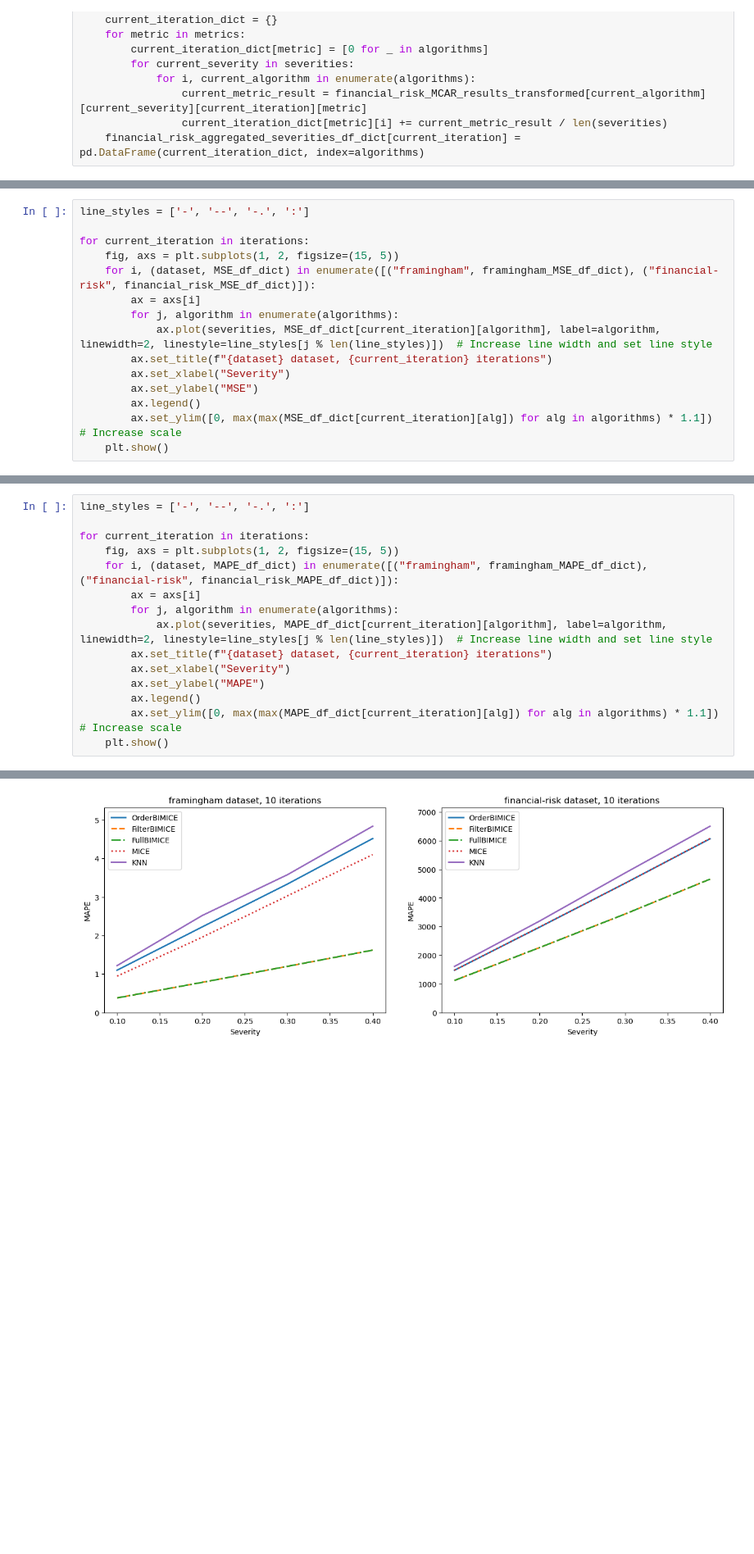
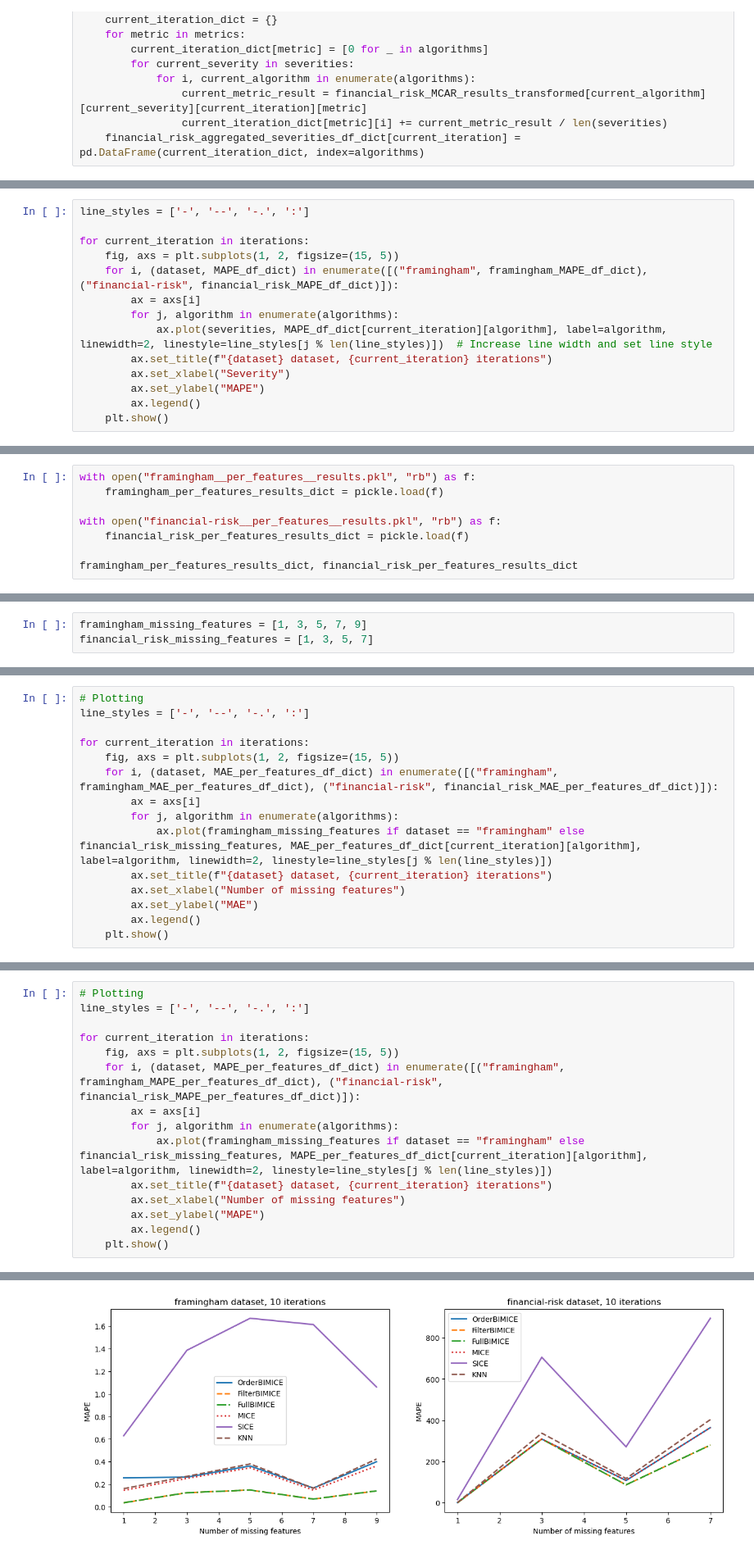
Before and after one commit to yoavzelinger/BIMICE, a Jupyter notebook: results_exploration.ipynb, the cells around one changed output, grey strips where cells are left out. Shown at 82% size. Drawn from its saved outputs; the diff is of its cells as text; blank space fills up the shorter version.

```diff
--- a/results_exploration.ipynb
+++ b/results_exploration.ipynb
@@ -183,14 +201,13 @@ line_styles = ['-', '--', '-.', ':']
 
 for current_iteration in iterations:
     fig, axs = plt.subplots(1, 2, figsize=(15, 5))
-    for i, (dataset, MSE_df_dict) in enumerate([("framingham", framingham_MSE_df_dict), ("financial-risk", financial_risk_MSE_df_dict)]):
+    for i, (dataset, MAPE_df_dict) in enumerate([("framingham", framingham_MAPE_df_dict), ("financial-risk", financial_risk_MAPE_df_dict)]):
         ax = axs[i]
         for j, algorithm in enumerate(algorithms):
-            ax.plot(severities, MSE_df_dict[current_iteration][algorithm], label=algorithm, linewidth=2, linestyle=line_styles[j % len(line_styles)])  # Increase line width and set line style
+            ax.plot(severities, MAPE_df_dict[current_iteration][algorithm], label=algorithm, linewidth=2, linestyle=line_styles[j % len(line_styles)])  # Increase line width and set line style
         ax.set_title(f"{dataset} dataset, {current_iteration} iterations")
         ax.set_xlabel("Severity")
-        ax.set_ylabel("MSE")
+        ax.set_ylabel("MAPE")
         ax.legend()
-        ax.set_ylim([0, max(max(MSE_df_dict[current_iteration][alg]) for alg in algorithms) * 1.1])  # Increase scale
     plt.show()
 # %% [output]
@@ -199,0 +221,8 @@ for current_iteration in iterations:
+# %%
+with open("framingham__per_features__results.pkl", "rb") as f:
+    framingham_per_features_results_dict = pickle.load(f)
+
+with open("financial-risk__per_features__results.pkl", "rb") as f:
+    financial_risk_per_features_results_dict = pickle.load(f)
+
+framingham_per_features_results_dict, financial_risk_per_features_results_dict
@@ -199,0 +247,3 @@ for current_iteration in iterations:
+# %%
+framingham_missing_features = [1, 3, 5, 7, 9]
+financial_risk_missing_features = [1, 3, 5, 7]
@@ -199,0 +280,15 @@ for current_iteration in iterations:
+# %%
+# Plotting
+line_styles = ['-', '--', '-.', ':']
+
+for current_iteration in iterations:
+    fig, axs = plt.subplots(1, 2, figsize=(15, 5))
+    for i, (dataset, MAE_per_features_df_dict) in enumerate([("framingham", framingham_MAE_per_features_df_dict), ("financial-risk", financial_risk_MAE_per_features_df_dict)]):
+        ax = axs[i]
+        for j, algorithm in enumerate(algorithms):
+            ax.plot(framingham_missing_features if dataset == "framingham" else financial_risk_missing_features, MAE_per_features_df_dict[current_iteration][algorithm], label=algorithm, linewidth=2, linestyle=line_styles[j % len(line_styles)])
+        ax.set_title(f"{dataset} dataset, {current_iteration} iterations")
+        ax.set_xlabel("Number of missing features")
+        ax.set_ylabel("MAE")
+        ax.legend()
+    plt.show()
@@ -200,16 +299,16 @@ for current_iteration in iterations:
 # %%
+# Plotting
 line_styles = ['-', '--', '-.', ':']
 
 for current_iteration in iterations:
     fig, axs = plt.subplots(1, 2, figsize=(15, 5))
-    for i, (dataset, MAPE_df_dict) in enumerate([("framingham", framingham_MAPE_df_dict), ("financial-risk", financial_risk_MAPE_df_dict)]):
+    for i, (dataset, MAPE_per_features_df_dict) in enumerate([("framingham", framingham_MAPE_per_features_df_dict), ("financial-risk", financial_risk_MAPE_per_features_df_dict)]):
         ax = axs[i]
         for j, algorithm in enumerate(algorithms):
-            ax.plot(severities, MAPE_df_dict[current_iteration][algorithm], label=algorithm, linewidth=2, linestyle=line_styles[j % len(line_styles)])  # Increase line width and set line style
+            ax.plot(framingham_missing_features if dataset == "framingham" else financial_risk_missing_features, MAPE_per_features_df_dict[current_iteration][algorithm], label=algorithm, linewidth=2, linestyle=line_styles[j % len(line_styles)])
         ax.set_title(f"{dataset} dataset, {current_iteration} iterations")
-        ax.set_xlabel("Severity")
+        ax.set_xlabel("Number of missing features")
         ax.set_ylabel("MAPE")
         ax.legend()
-        ax.set_ylim([0, max(max(MAPE_df_dict[current_iteration][alg]) for alg in algorithms) * 1.1])  # Increase scale
     plt.show()
 # %% [output]
@@ -217 +316 @@ for current_iteration in iterations:
-[figure, old version]
+[figure, new version]
```
Also changed, not shown: parts of 15 cells of this notebook, 1 other file.
